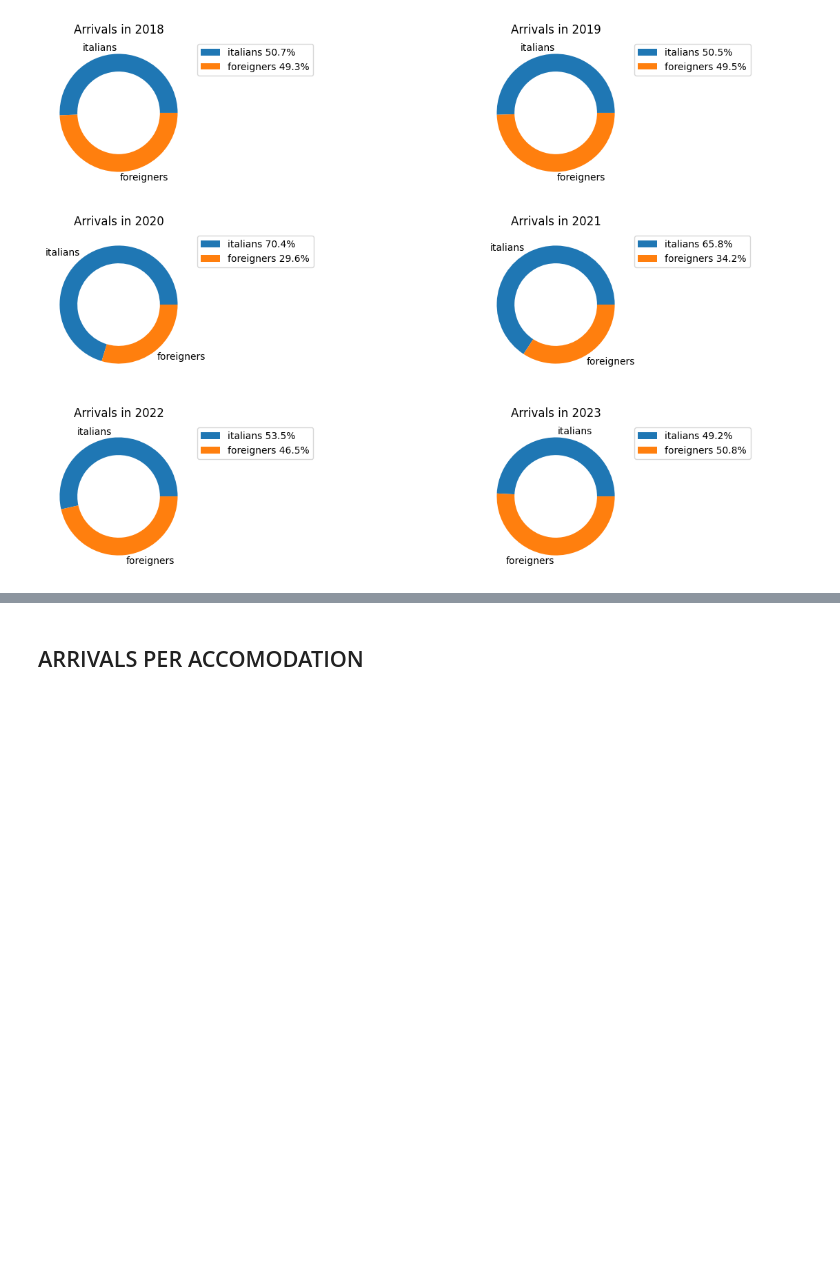
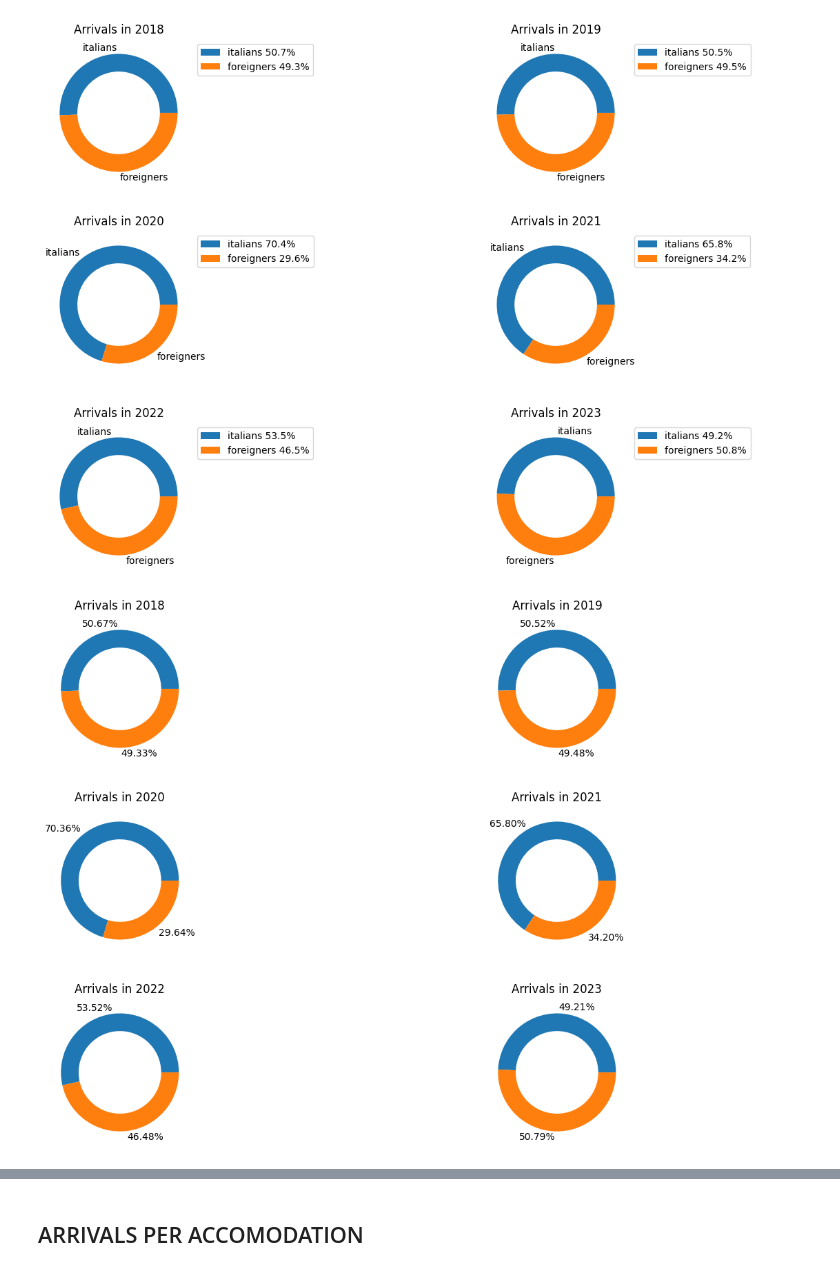
Before and after one commit to T0ls/data-Visualization, a Jupyter notebook: code/index.ipynb, the cells around one changed output, grey strips where cells are left out. Saved outputs shown, nothing was run; the diff lists cells and outputs as text; code cells hidden in the pictures; blank space fills up the shorter version.

Commit message:
feat: new graphs

```diff
--- a/code/index.ipynb
+++ b/code/index.ipynb
@@ -519,3 +519,24 @@ plt.subplots_adjust(hspace=0.3)
 plt.show()
 # %% [output]
 [figure]
+# %%
+fig, axs = plt.subplots(3, 2, figsize=(15, 10))
+
+years = arrivals.index
+for i, year in enumerate(years):
+  italians_value = arrivals_it.loc[year, 'OBS_VALUE']
+  other_value = arrivals_extra_it.loc[year, 'OBS_VALUE']
+  italians_perc = italians_value / (italians_value + other_value) * 100
+  other_perc = other_value / (italians_value + other_value) * 100
+  ax = axs[i // 2, i % 2]
+  wedges, texts = ax.pie(
+    [italians_value, other_value],
+    labels=[f'{italians_perc:.2f}%', f'{other_perc:.2f}%'],
+    wedgeprops=dict(width=0.3)
+  )
+  ax.set_title(f'Arrivals in {year}')
+
+plt.subplots_adjust(hspace=0.3)
+plt.show()
+# %% [output]
+[figure, added]
```
Also changed, not shown: parts of 19 cells of this notebook.
